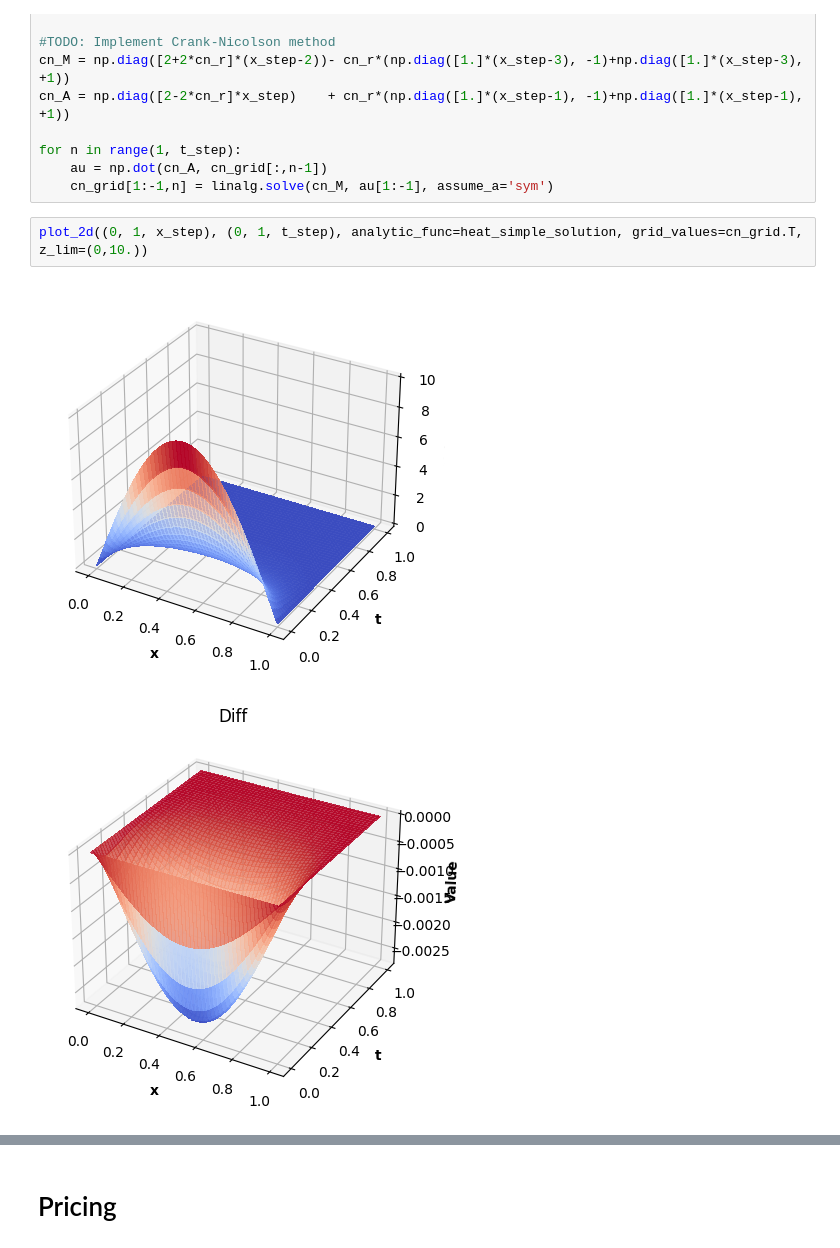
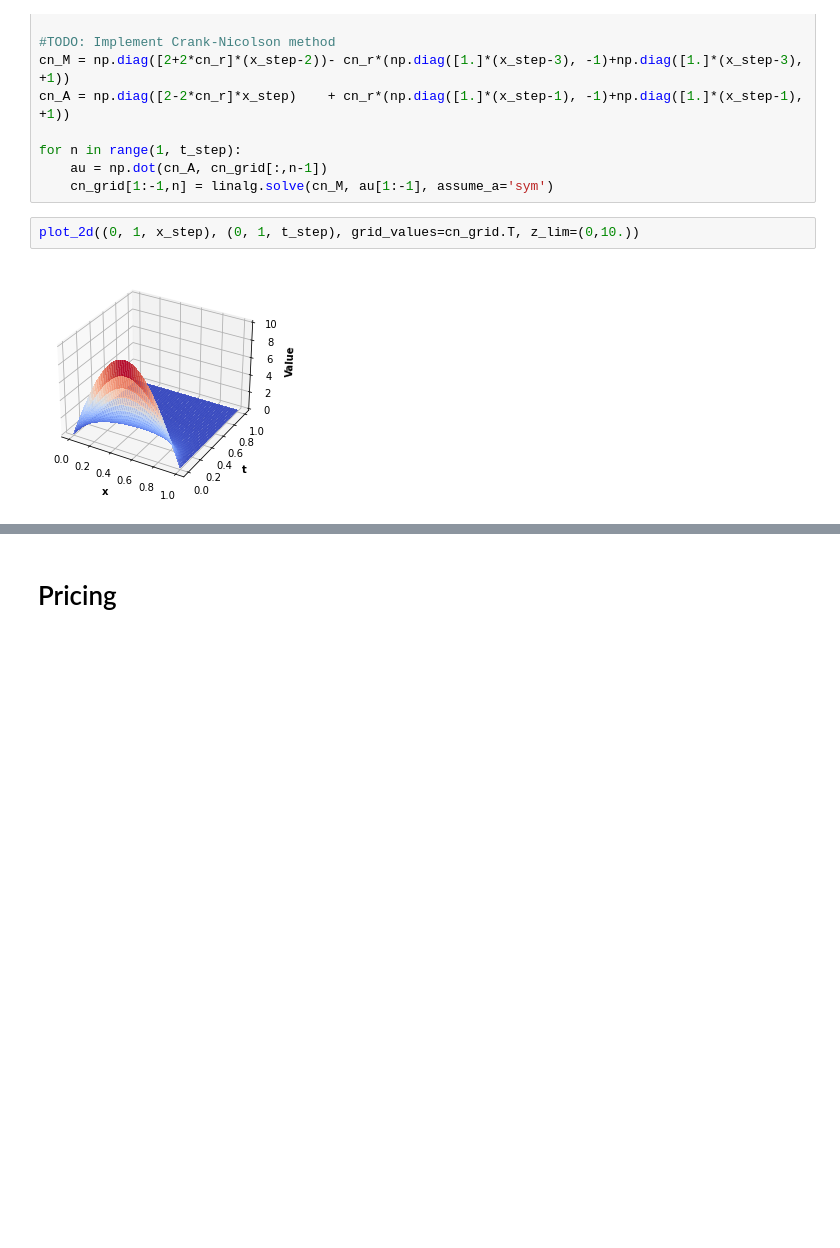
Before and after one commit to QuantCourseBP/QuantCourseBP, a Jupyter notebook: Lectures/2025_spring_ELTE/07_Finite_method_intro/Finite_difference_method_intro_SOLUTION.ipynb, the cells around one changed output, grey strips where cells are left out. Cells and saved outputs as stored; diff of their text form; blank space fills up the shorter version.

```diff
--- a/Lectures/2025_spring_ELTE/07_Finite_method_intro/Finite_difference_method_intro_SOLUTION.ipynb
+++ b/Lectures/2025_spring_ELTE/07_Finite_method_intro/Finite_difference_method_intro_SOLUTION.ipynb
@@ -377,8 +447,7 @@ for n in range(1, t_step):
     au = np.dot(cn_A, cn_grid[:,n-1])
     cn_grid[1:-1,n] = linalg.solve(cn_M, au[1:-1], assume_a='sym')
 # %%
-plot_2d((0, 1, x_step), (0, 1, t_step), analytic_func=heat_simple_solution, grid_values=cn_grid.T, z_lim=(0,10.))
+plot_2d((0, 1, x_step), (0, 1, t_step), grid_values=cn_grid.T, z_lim=(0,10.))
 # %% [output]
-[figure, old version]
+[figure, new version]
-[figure, removed]
 # %% [markdown]
```
Also changed, not shown: parts of 35 cells of this notebook.
